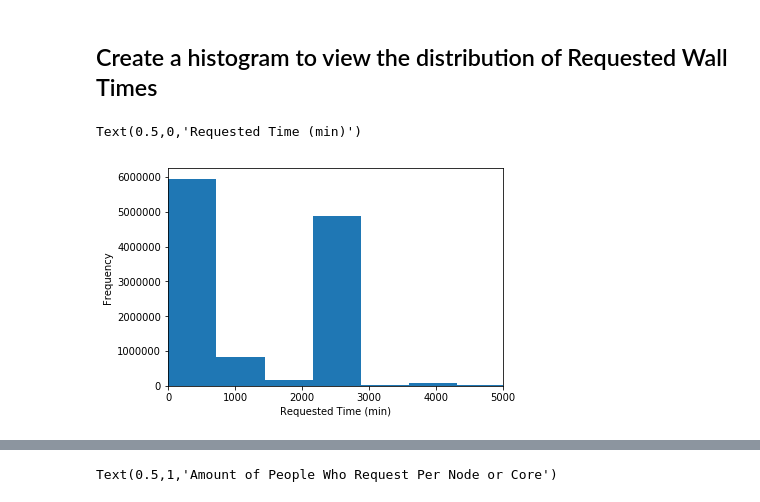
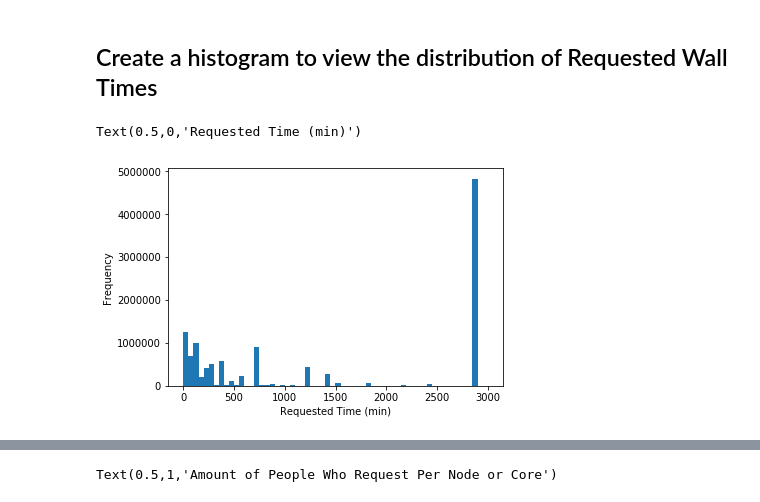
Before and after one commit to asidamo/Analysis-of-Job-Logs, a Jupyter notebook: DQ2_Andrew.ipynb, the cells around one changed output, grey strips where cells are left out. Saved outputs shown, nothing was run; the diff lists cells and outputs as text; code cells hidden in the pictures.

```diff
--- a/DQ2_Andrew.ipynb
+++ b/DQ2_Andrew.ipynb
@@ -646,8 +673,8 @@ Text(0,0.5,'Queue Time (min)')
 # %% [markdown]
 ## Create a histogram to view the distribution of Requested Wall Times
 # %%
-q1_df['req_time'].plot(kind='hist', bins = 60, xlim=(0,5000))
+q1_df['req_time'].loc[q1_df['req_time'] < 3000].plot(kind='hist', bins = 60)
 plt.xlabel('Requested Time (min)')
 # %% [output]
 Text(0.5,0,'Requested Time (min)')
-[figure, old version]
+[figure, new version]
```
Also changed, not shown: parts of 35 cells of this notebook.
